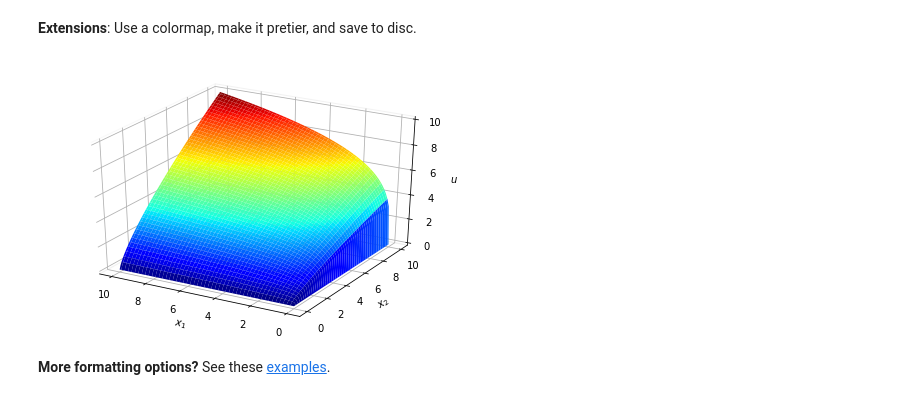
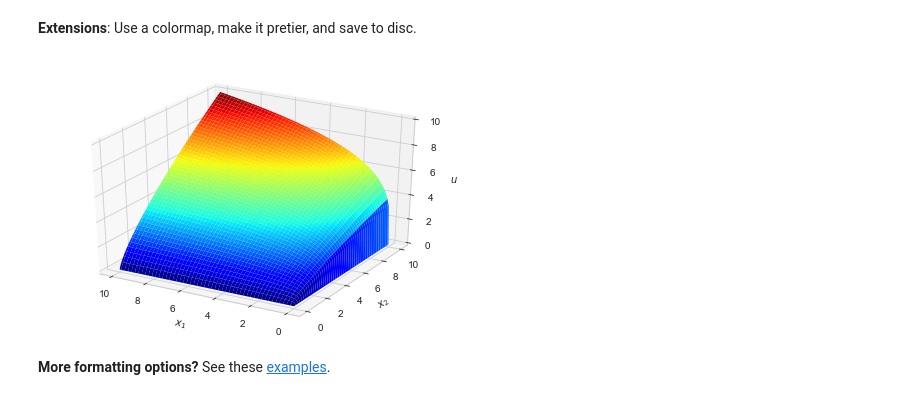
Before and after one commit to NumEconCopenhagen/lectures-2019, a Jupyter notebook: 03/Optimize_Print_and_Plot.ipynb, the cells around one changed output. Saved outputs shown, nothing was run; the diff lists cells and outputs as text; code cells hidden in the pictures.

```diff
--- a/03/Optimize_Print_and_Plot.ipynb
+++ b/03/Optimize_Print_and_Plot.ipynb
@@ -429,6 +431,7 @@ Import modules and state that the figures should be inlined:
 %matplotlib inline
 import matplotlib.pyplot as plt # baseline modul
 from mpl_toolkits.mplot3d import Axes3D # for 3d figures
+plt.style.use('seaborn-whitegrid') # whitegrid nice with 3d
 # %% [markdown]
 Construct the actual plot:
 # %%
@@ -458,29 +461,24 @@ Turn back to normal inlining:
 # %%
 from matplotlib import cm # for colormaps
 
 # a. actual plot
-fig = plt.figure() # dpi = dots-per-inch (resolution)
+fig = plt.figure()
 ax = fig.add_subplot(1,1,1,projection='3d')
 ax.plot_surface(x1_values,x2_values,u_values,cmap=cm.jet)
 
 # b. add labels
 ax.set_xlabel('$x_1$')
 ax.set_ylabel('$x_2$')
 ax.set_zlabel('$u$')
 
 # c. invert xaxis
 ax.invert_xaxis()
 
-# d. remove background
-ax.xaxis.pane.fill = False
-ax.yaxis.pane.fill = False
-ax.zaxis.pane.fill = False
-
-# e. save
+# d. save
 fig.tight_layout()
 fig.savefig('someplot.pdf') # or e.g. .png
 # %% [output]
-[figure, old version]
+[figure, new version]
 # %% [markdown]
 **More formatting options?** See these [examples](https://matplotlib.org/tutorials/introductory/sample_plots.html#sphx-glr-tutorials-introductory-sample-plots-py).
 # %% [markdown]
```
Also changed, not shown: parts of 20 cells of this notebook, 27 other files.
